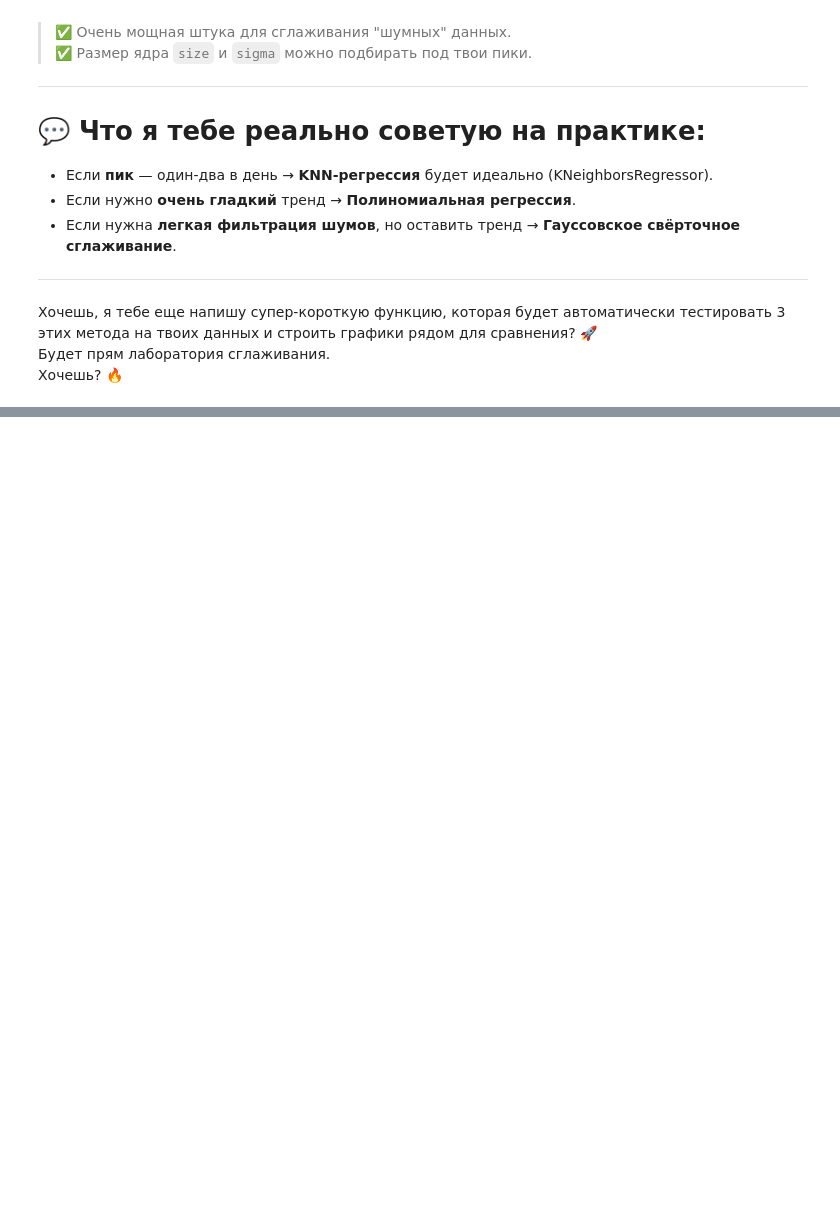
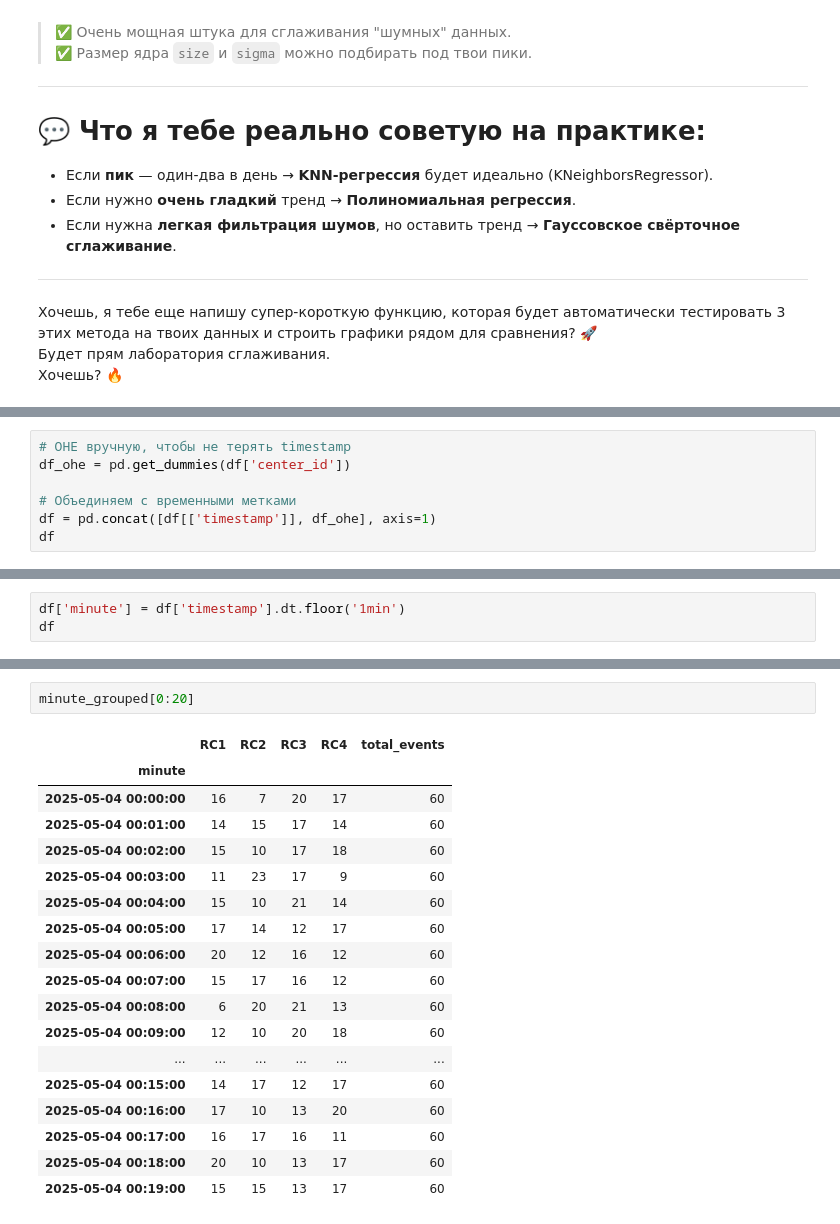
Before and after one commit to Sammik87/Miscellaneous, a Jupyter notebook: Анализ_событий_CA.ipynb, the cells around one changed output, grey strips where cells are left out. Drawn from its saved outputs; the diff is of its cells as text; blank space fills up the shorter version.

```diff
--- a/Анализ_событий_CA.ipynb
+++ b/Анализ_событий_CA.ipynb
@@ -2599,0 +2716,7 @@ plt.show()
+# %%
+# OHE вручную, чтобы не терять timestamp
+df_ohe = pd.get_dummies(df['center_id'])
+
+# Объединяем с временными метками
+df = pd.concat([df[['timestamp']], df_ohe], axis=1)
+df
@@ -2599,0 +2737,3 @@ plt.show()
+# %%
+df['minute'] = df['timestamp'].dt.floor('1min')
+df
@@ -2599,0 +2851,21 @@ plt.show()
+# %%
+minute_grouped[0:20]
+# %% [output]
+|  | RC1 | RC2 | RC3 | RC4 | total_events |
+| minute |  |  |  |  |  |
+| 2025-05-04 00:00:00 | 16 | 7 | 20 | 17 | 60 |
+| 2025-05-04 00:01:00 | 14 | 15 | 17 | 14 | 60 |
+| 2025-05-04 00:02:00 | 15 | 10 | 17 | 18 | 60 |
+| 2025-05-04 00:03:00 | 11 | 23 | 17 | 9 | 60 |
+| 2025-05-04 00:04:00 | 15 | 10 | 21 | 14 | 60 |
+| 2025-05-04 00:05:00 | 17 | 14 | 12 | 17 | 60 |
+| 2025-05-04 00:06:00 | 20 | 12 | 16 | 12 | 60 |
+| 2025-05-04 00:07:00 | 15 | 17 | 16 | 12 | 60 |
+| 2025-05-04 00:08:00 | 6 | 20 | 21 | 13 | 60 |
+| 2025-05-04 00:09:00 | 12 | 10 | 20 | 18 | 60 |
+| ... | ... | ... | ... | ... | ... |
+| 2025-05-04 00:15:00 | 14 | 17 | 12 | 17 | 60 |
+| 2025-05-04 00:16:00 | 17 | 10 | 13 | 20 | 60 |
+| 2025-05-04 00:17:00 | 16 | 17 | 16 | 11 | 60 |
+| 2025-05-04 00:18:00 | 20 | 10 | 13 | 17 | 60 |
+| 2025-05-04 00:19:00 | 15 | 15 | 13 | 17 | 60 |
```
Also changed, not shown: parts of 11 cells of this notebook.
